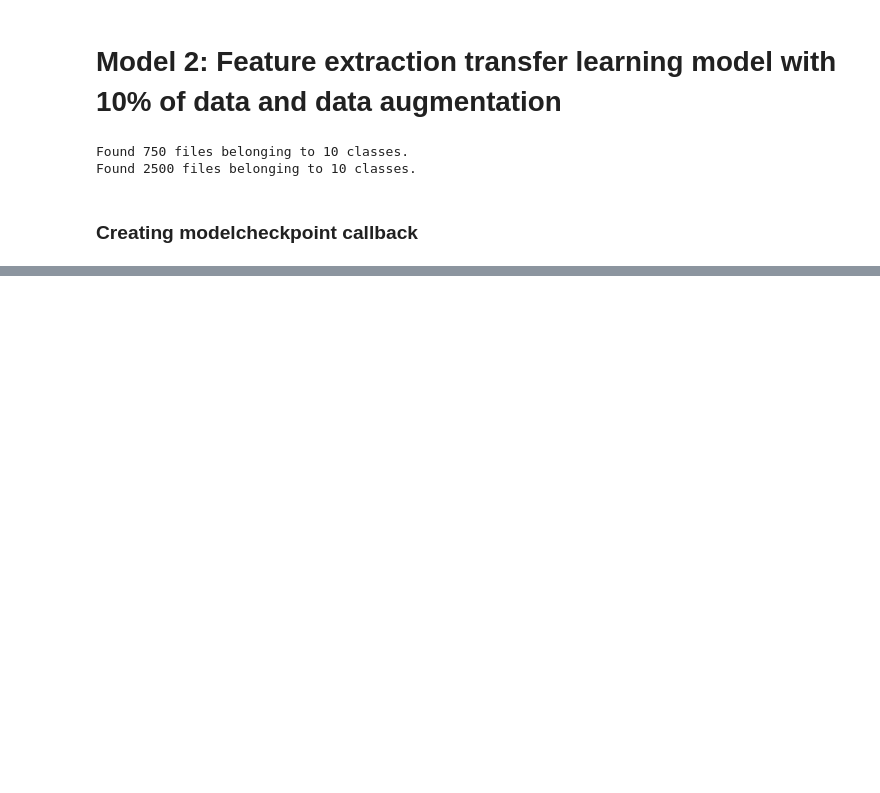
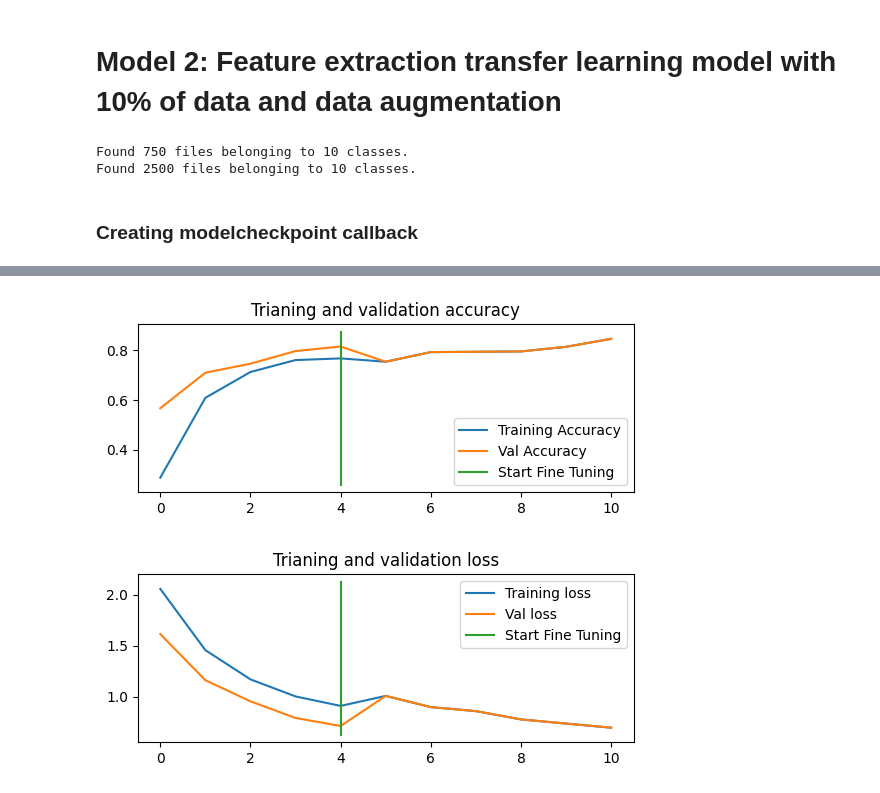
Before and after one commit to Zuhair0000/tensorflow_bootcamp, a Jupyter notebook: 05_transfer_learning_in_tensorflow_part_1_fine_tuning.ipynb, the cells around one changed output, grey strips where cells are left out. Drawn from its saved outputs; the diff is of its cells as text; code cells hidden in the pictures; blank space fills up the shorter version.

```diff
--- a/05_transfer_learning_in_tensorflow_part_1_fine_tuning.ipynb
+++ b/05_transfer_learning_in_tensorflow_part_1_fine_tuning.ipynb
@@ -528,0 +624,34 @@ loaded_weights_model_results = model_2.evaluate(test_data)
+# %%
+def compare_histories(original_history, new_history, initial_epochs=5):
+  acc = original_history.history['accuracy']
+  loss = original_history.history['loss']
+
+  val_acc = original_history.history['val_accuracy']
+  val_loss = original_history.history['val_loss']
+
+  total_acc = acc + new_history.history['accuracy']
+  total_loss = loss + new_history.history['loss']
+
+  total_val_acc = val_acc + new_history.history['accuracy']
+  total_val_loss = val_loss + new_history.history['loss']
+
+  plt.figure()
+  plt.subplot(2, 1, 1)
+  plt.plot(total_acc, label='Training Accuracy')
+  plt.plot(total_val_acc, label='Val Accuracy')
+  plt.plot([initial_epochs-1, initial_epochs-1], plt.ylim(), label="Start Fine Tuning")
+  plt.legend(loc='lower right')
+  plt.title("Trianing and validation accuracy")
+
+  plt.figure()
+  plt.subplot(2, 1, 2)
+  plt.plot(total_loss, label='Training loss')
+  plt.plot(total_val_loss, label='Val loss')
+  plt.plot([initial_epochs-1, initial_epochs-1], plt.ylim(), label="Start Fine Tuning")
+  plt.legend(loc='upper right')
+  plt.title("Trianing and validation loss")
+# %%
+compare_histories(history_2, history_3)
+# %% [output]
+[figure, added]
+[figure, added]
```
Also changed, not shown: parts of 24 cells of this notebook.
